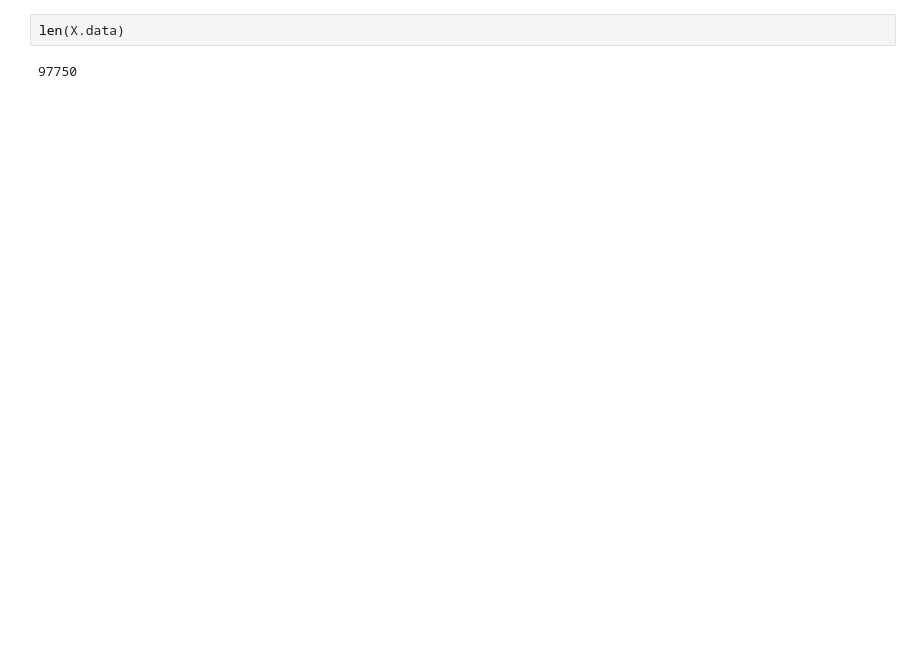
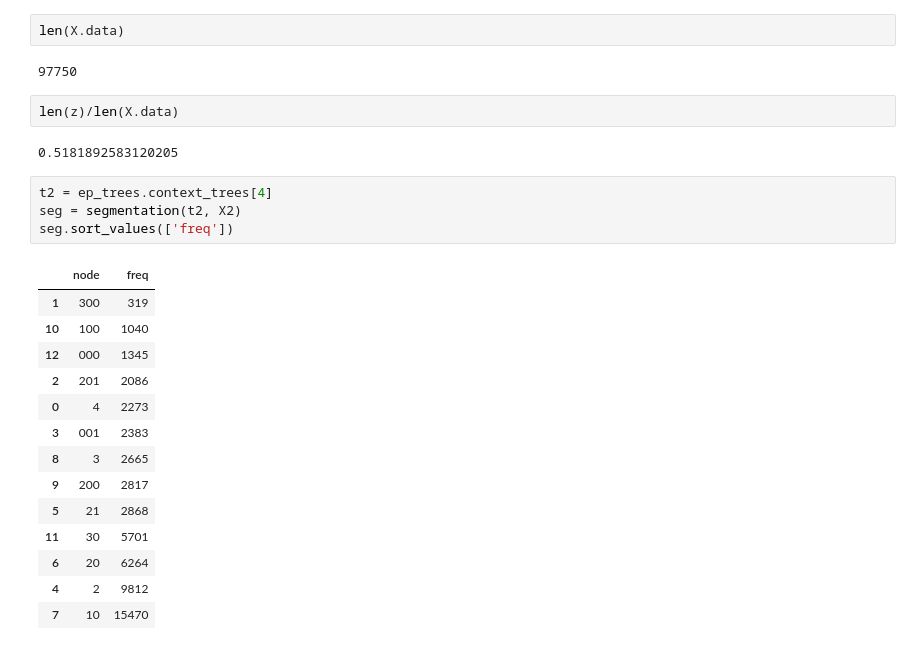
Before and after one commit to neuromat/smallest_maximizer_criterion, a Jupyter notebook: examples/notebooks/Pruning context trees (Incremental - EP vs BP).ipynb, the cells around one changed output. Saved outputs shown, nothing was run; the diff lists cells and outputs as text; blank space fills up the shorter version.

```diff
--- a/examples/notebooks/Pruning context trees (Incremental - EP vs BP).ipynb
+++ b/examples/notebooks/Pruning context trees (Incremental - EP vs BP).ipynb
@@ -131,3 +128,26 @@ f2
 len(X.data)
 # %% [output]
 97750
+# %%
+len(z)/len(X.data)
+# %% [output]
+0.5181892583120205
+# %%
+t2 = ep_trees.context_trees[4]
+seg = segmentation(t2, X2)
+seg.sort_values(['freq'])
+# %% [output]
+|  | node | freq |
+| 1 | 300 | 319 |
+| 10 | 100 | 1040 |
+| 12 | 000 | 1345 |
+| 2 | 201 | 2086 |
+| 0 | 4 | 2273 |
+| 3 | 001 | 2383 |
+| 8 | 3 | 2665 |
+| 9 | 200 | 2817 |
+| 5 | 21 | 2868 |
+| 11 | 30 | 5701 |
+| 6 | 20 | 6264 |
+| 4 | 2 | 9812 |
+| 7 | 10 | 15470 |
```
Also changed, not shown: parts of 10 cells of this notebook, 10 other files.
